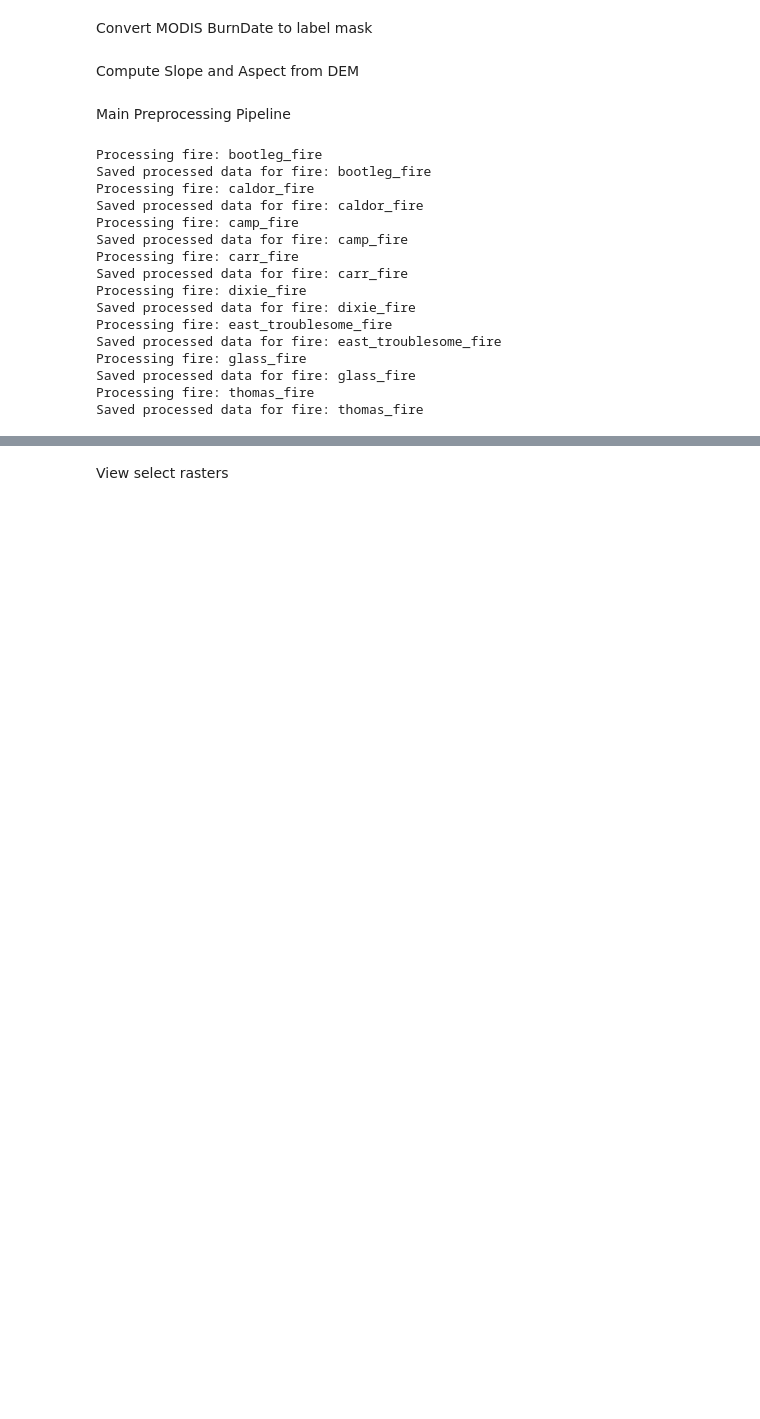
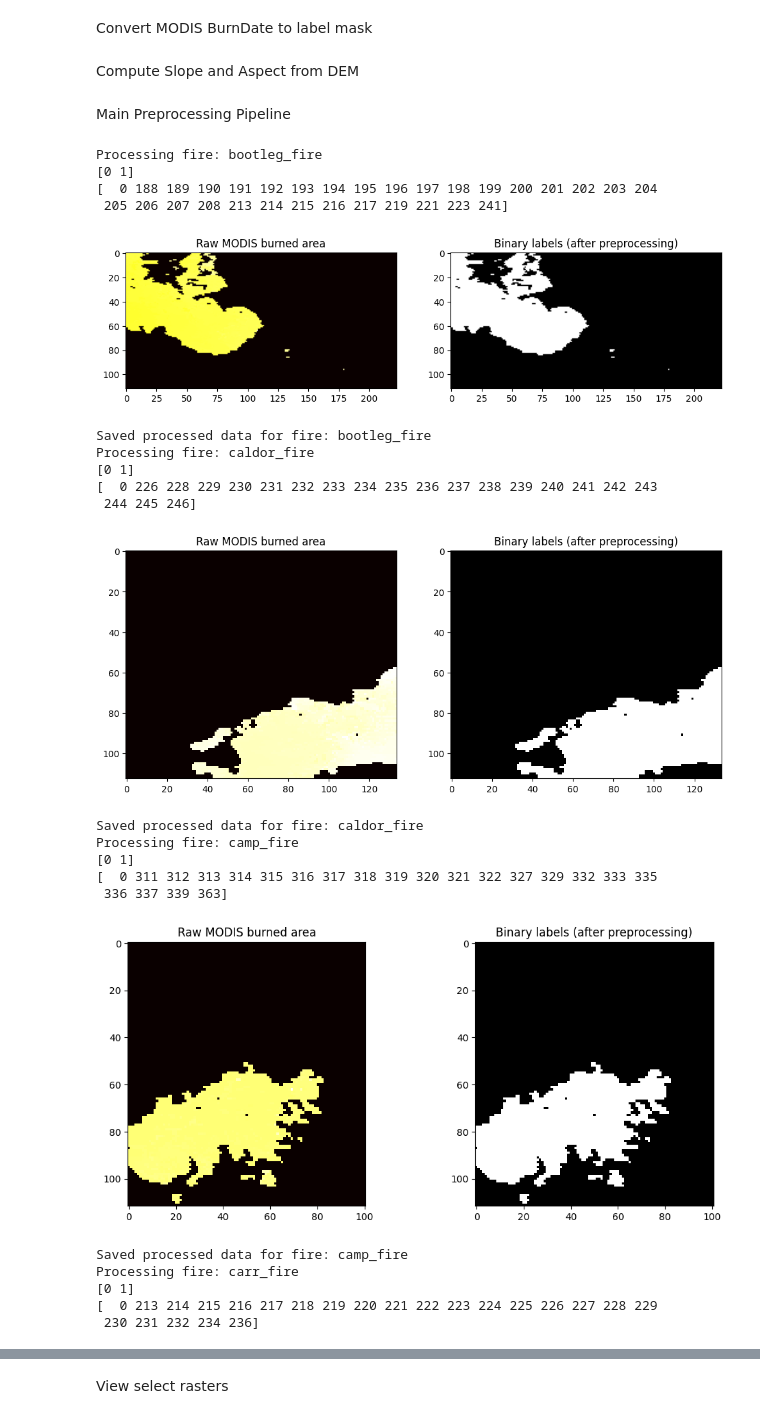
Before and after one commit to johnwaugh1/CS5245-Final-Project, a Jupyter notebook: notebooks/02_data_preprocessing.ipynb, the cells around one changed output, grey strips where cells are left out. Saved outputs shown, nothing was run; the diff lists cells and outputs as text; code cells hidden in the pictures; blank space fills up the shorter version.

```diff
--- a/notebooks/02_data_preprocessing.ipynb
+++ b/notebooks/02_data_preprocessing.ipynb
@@ -75,7 +75,7 @@ for fire in fires:
     burned_arr, burned_transform, burned_crs, burned_profile = read_raster(burned_path)
 
     base_profile = burned_profile.copy()
-    base_profile.update(count=9)
+    base_profile.update(count=8)
     height, width = burned_arr.shape
 
     # Load and resample all input rasters
@@ -111,11 +111,12 @@ for fire in fires:
         srtm,
         slope,
         aspect,
-        burned_arr
     ], axis=0)
 
     # Labels
     labels = burned_mask(burned_arr)
+    print(np.unique(labels))
+    print(np.unique(burned_arr))
 
     # Write output rasters
     feature_path = os.path.join(fire_processed_path, f"features.tif")
@@ -130,47 +131,64 @@ for fire in fires:
         "chirps_precip",
         "srtm_dem",
         "slope",
-        "aspect",
-        "burned_arr"
+        "aspect"
     ]
 
     base_profile = burned_profile.copy()
     base_profile.update(
         count=len(feature_names),
         dtype=feature_stack.dtype,
         nodata=None
     )
 
     with rasterio.open(feature_path, "w", **base_profile) as dst:
         dst.write(feature_stack)
         dst.update_tags(feature_names=",".join(feature_names))
 
     # Save labels
     label_profile = burned_profile.copy()
     label_profile.update(count=1, dtype="uint8", nodata=255)
 
     with rasterio.open(
         label_path,
         "w",
         **label_profile
     ) as dst:
         dst.write(labels, 1)
 
+    plt.figure(figsize=(12,5))
+
+    plt.subplot(1,2,1)
+    plt.imshow(burned_arr, cmap="hot")
+    plt.title("Raw MODIS burned area")
+
+    plt.subplot(1,2,2)
+    plt.imshow(labels, cmap="gray")
+    plt.title("Binary labels (after preprocessing)")
+
+    plt.show()
+
     print(f"Saved processed data for fire: {fire}")
 # %% [output]
 Processing fire: bootleg_fire
-Saved processed data for fire: bootleg_fire
-Processing fire: caldor_fire
-Saved processed data for fire: caldor_fire
-Processing fire: camp_fire
-Saved processed data for fire: camp_fire
-Processing fire: carr_fire
-Saved processed data for fire: carr_fire
-Processing fire: dixie_fire
-Saved processed data for fire: dixie_fire
-Processing fire: east_troublesome_fire
-Saved processed data for fire: east_troublesome_fire
-Processing fire: glass_fire
-Saved processed data for fire: glass_fire
-Processing fire: thomas_fire
-Saved processed data for fire: thomas_fire
+[0 1]
+[  0 188 189 190 191 192 193 194 195 196 197 198 199 200 201 202 203 204
+ 205 206 207 208 213 214 215 216 217 219 221 223 241]
+[figure, added]
+Saved processed data for fire: bootleg_fire
+Processing fire: caldor_fire
+[0 1]
+[  0 226 228 229 230 231 232 233 234 235 236 237 238 239 240 241 242 243
+ 244 245 246]
+[figure, added]
+Saved processed data for fire: caldor_fire
+Processing fire: camp_fire
+[0 1]
+[  0 311 312 313 314 315 316 317 318 319 320 321 322 327 329 332 333 335
+ 336 337 339 363]
+[figure, added]
+Saved processed data for fire: camp_fire
+Processing fire: carr_fire
+[0 1]
+[  0 213 214 215 216 217 218 219 220 221 222 223 224 225 226 227 228 229
+ 230 231 232 234 236]
```
Also changed, not shown: parts of 2 cells of this notebook, 36 other files.
